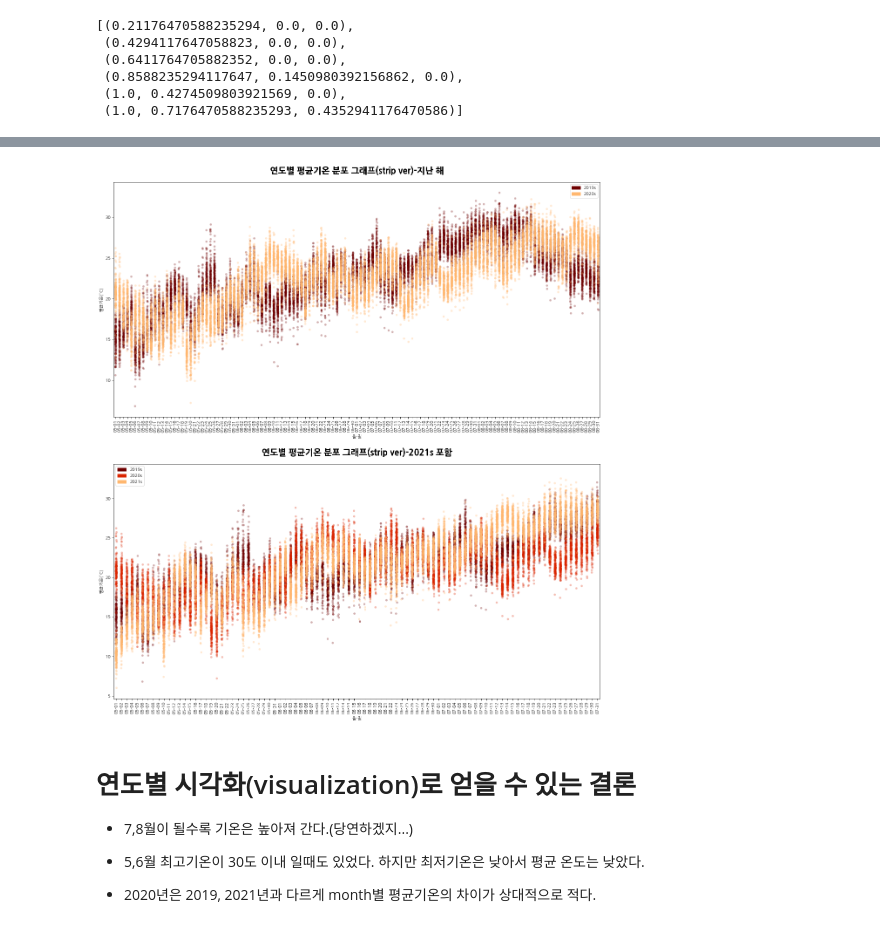
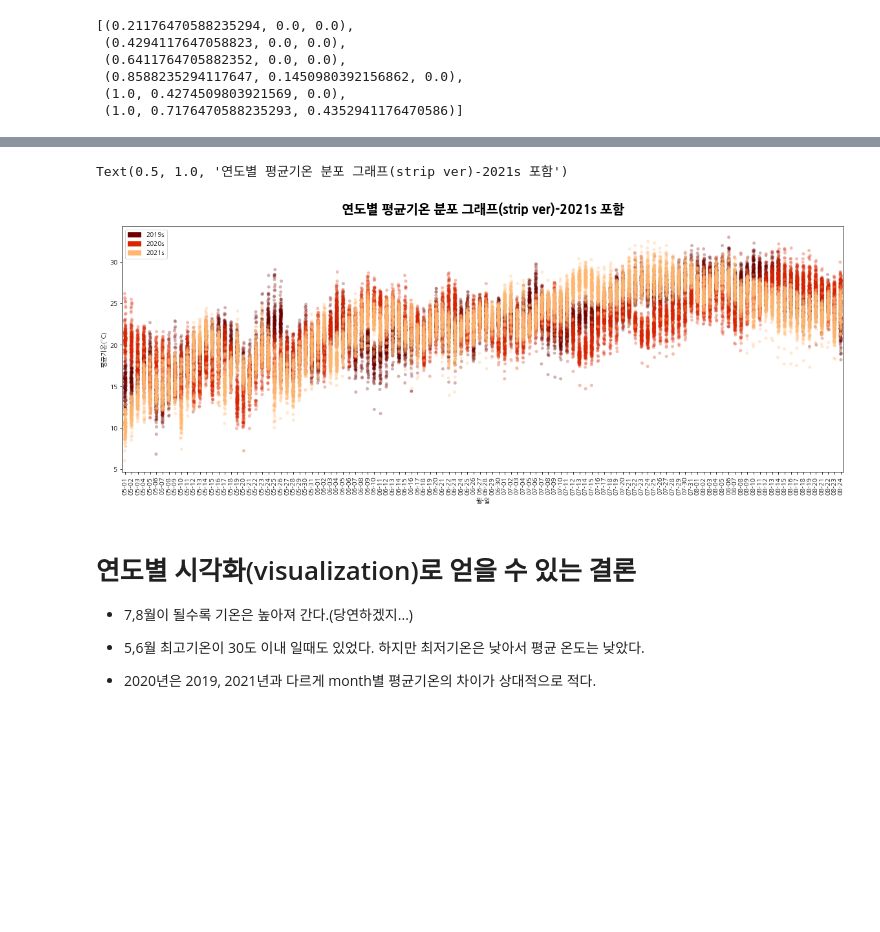
Before and after one commit to O-Kpy/Project, a Jupyter notebook: 기상데이터(폭염)_데이터분석(project2).ipynb, the cells around one changed output, grey strips where cells are left out. Drawn from its saved outputs; the diff is of its cells as text; code cells hidden in the pictures; blank space fills up the shorter version.

```diff
--- a/기상데이터(폭염)_데이터분석(project2).ipynb
+++ b/기상데이터(폭염)_데이터분석(project2).ipynb
@@ -247,34 +256,20 @@ Text(0.5, 1.0, '연도별 평균기온(°C) 비교')
 # %%
 import matplotlib.patches as mpatches
-fig, ax = plt.subplots(2, 1, figsize=(20,14))
-sns.stripplot(x=year_2019['월-일'], y=year_2019['평균기온(°C)'], color=sns.color_palette("gist_heat")[1], alpha=0.3, ax=ax[0])
-sns.stripplot(x=year_2020['월-일'], y=year_2020['평균기온(°C)'], color=sns.color_palette("gist_heat")[5], alpha=0.3, ax=ax[0])
-# sns.stripplot(x=year_2021['월-일'], y=year_2021['최고기온(°C)'], color=sns.color_palette("gist_heat")[5], alpha=0.3, ax=ax[0])
-
-
-patch1 = mpatches.Patch(color=sns.color_palette("gist_heat")[1], label='2019s')  # 범례 patch 붙이기 ==> mpatches.Patch() 색깔이 똑같게 설정해야
-patch2 = mpatches.Patch(color=sns.color_palette("gist_heat")[5], label='2020s')
-# patch3 = mpatches.Patch(color=sns.color_palette("gist_heat")[5], label='2021')
-ax[0].legend(handles=(patch1, patch2))
-ax[0].set_xticklabels(year_2019['월-일'].unique(), rotation=90)
-ax[0].set_title('연도별 평균기온 분포 그래프(strip ver)-지난 해', fontsize=20, pad=20, fontweight='bold')
-
-
-sns.stripplot(x=year_2019['월-일'], y=year_2019['평균기온(°C)'], color=sns.color_palette("gist_heat")[1], alpha=0.3, ax=ax[1])
-sns.stripplot(x=year_2020['월-일'], y=year_2020['평균기온(°C)'], color=sns.color_palette("gist_heat")[3], alpha=0.3, ax=ax[1])
-sns.stripplot(x=year_2021['월-일'], y=year_2021['평균기온(°C)'], color=sns.color_palette("gist_heat")[5], alpha=0.3, ax=ax[1])
+fig, ax = plt.subplots(figsize=(20,7))
+sns.stripplot(x=year_2019['월-일'], y=year_2019['평균기온(°C)'], color=sns.color_palette("gist_heat")[1], alpha=0.3)
+sns.stripplot(x=year_2020['월-일'], y=year_2020['평균기온(°C)'], color=sns.color_palette("gist_heat")[3], alpha=0.3)
+sns.stripplot(x=year_2021['월-일'], y=year_2021['평균기온(°C)'], color=sns.color_palette("gist_heat")[5], alpha=0.3)
 
 
 patch1 = mpatches.Patch(color=sns.color_palette("gist_heat")[1], label='2019s')
 patch2 = mpatches.Patch(color=sns.color_palette("gist_heat")[3], label='2020s')
 patch3 = mpatches.Patch(color=sns.color_palette("gist_heat")[5], label='2021s')
-ax[1].legend(handles=(patch1, patch2, patch3))
+plt.legend(handles=(patch1, patch2, patch3))
 plt.xticks(rotation=90)
-ax[1].set_title('연도별 평균기온 분포 그래프(strip ver)-2021s 포함', fontsize=20, pad=20, fontweight='bold')
-
-plt.subplots_adjust(top=1.3)
+plt.title('연도별 평균기온 분포 그래프(strip ver)-2021s 포함', fontsize=20, pad=20, fontweight='bold')
 # %% [output]
+Text(0.5, 1.0, '연도별 평균기온 분포 그래프(strip ver)-2021s 포함')
-[figure, old version]
+[figure, new version]
 # %% [markdown]
 # 연도별 시각화(visualization)로 얻을 수 있는 결론
 
```
Also changed, not shown: parts of 31 cells of this notebook.
